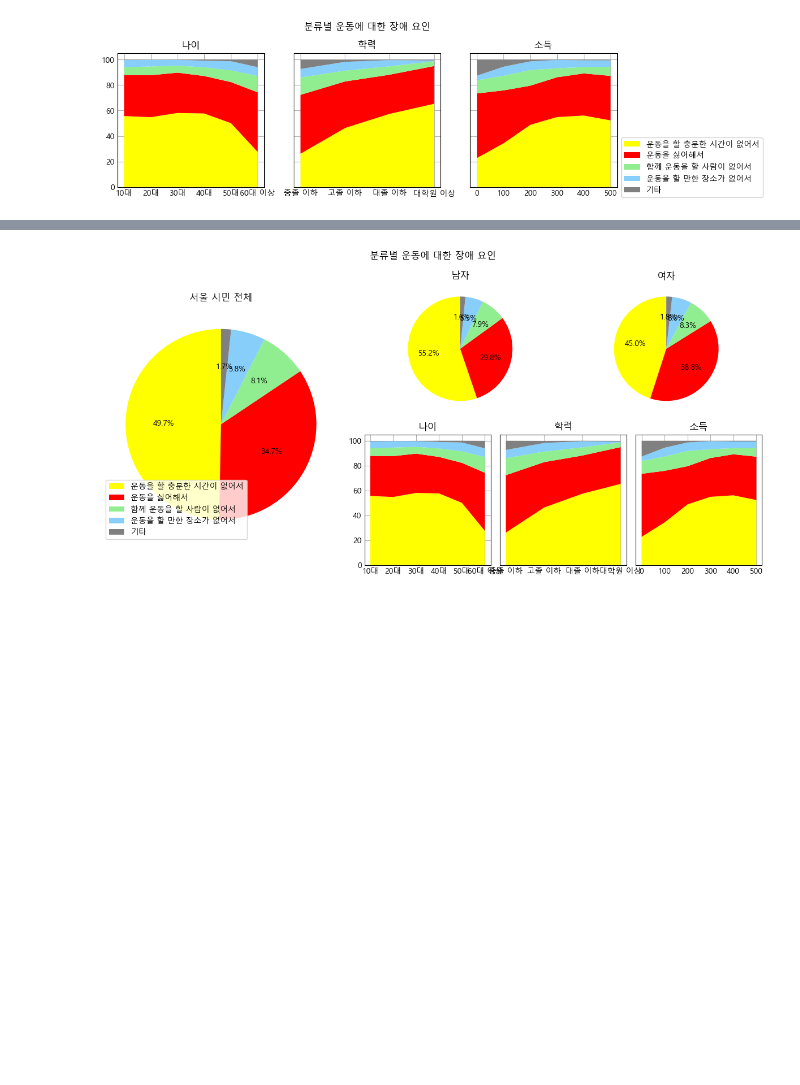
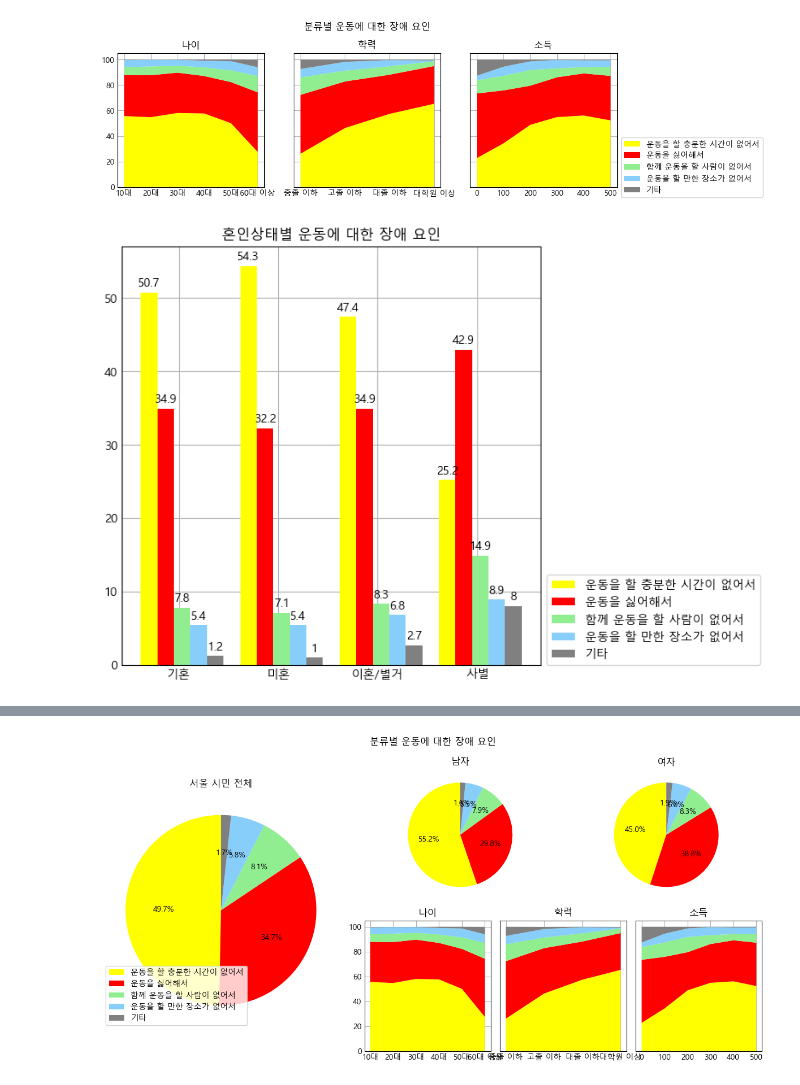
Before and after one commit to AlpacaMale/python_matplotlib, a Jupyter notebook: numpy.ipynb, the cells around one changed output, grey strips where cells are left out. Saved outputs shown, nothing was run; the diff lists cells and outputs as text; code cells hidden in the pictures; blank space fills up the shorter version.

```diff
--- a/numpy.ipynb
+++ b/numpy.ipynb
@@ -121,3 +141,20 @@ fig.subplots_adjust(top=0.8)
 plt.show()
 # %% [output]
 [figure]
+# %%
+plt.figure(figsize=(5, 5))
+width = 1 / (len(df_married_status.columns) + 1)
+x = np.arange(len(df_married_status.index))
+for name, xtick in zip(df_married_status.index, x):
+    multiplier = 0
+    for value, color in zip(df_married_status.loc[name].values.astype(float), colors):
+        offset = width * multiplier
+        rects = plt.bar(xtick + offset, value, width, color=color)
+        plt.bar_label(rects, padding=3)
+        multiplier += 1
+plt.title("혼인상태별 운동에 대한 장애 요인")
+plt.xticks(x + 0.3, df_married_status.index)
+plt.legend(labels, bbox_to_anchor=(1, 0.23))
+plt.show()
+# %% [output]
+[figure, added]
```
Also changed, not shown: parts of 7 cells of this notebook, 8 other files.
